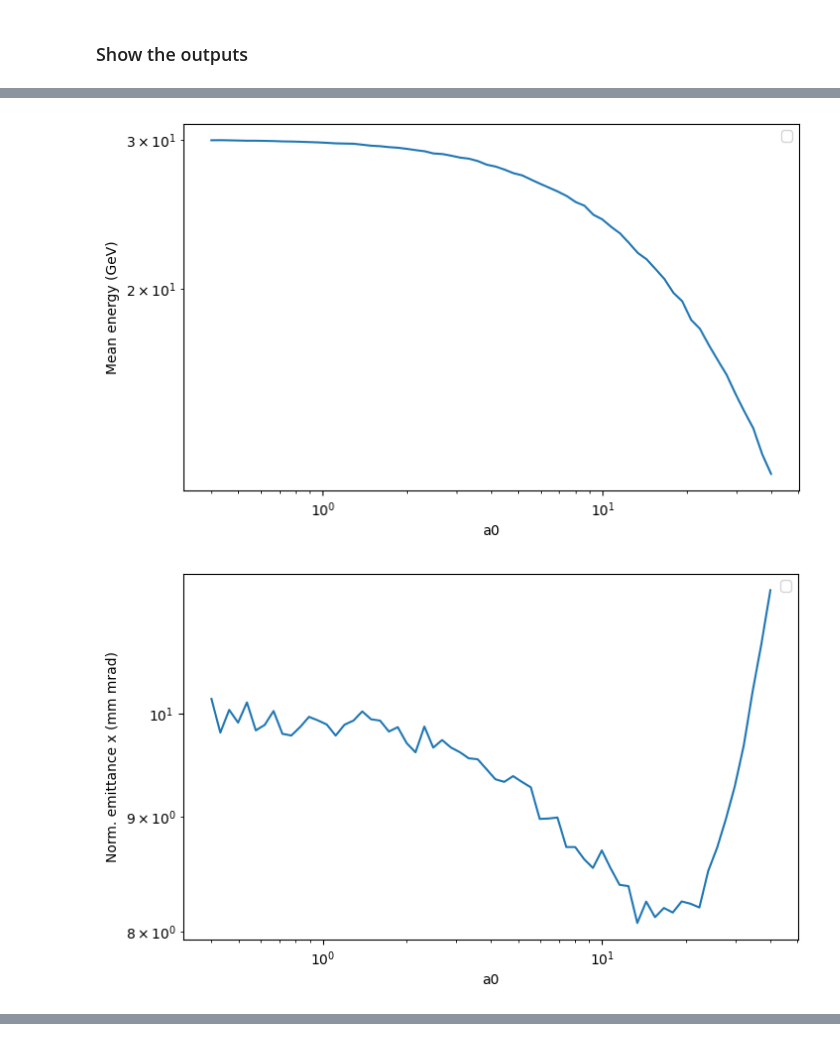
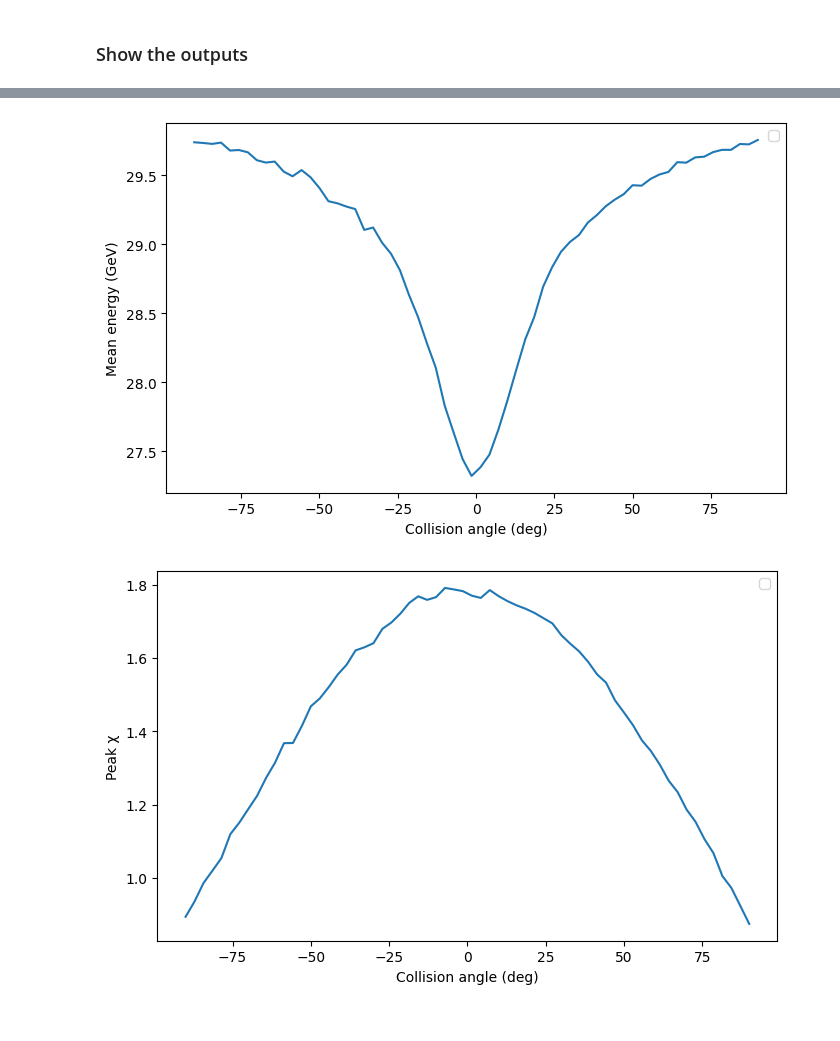
Before and after one commit to abel-framework/ABEL, a Jupyter notebook: examples/sfqed_example.ipynb, the cells around one changed output, grey strips where cells are left out. Saved outputs shown, nothing was run; the diff lists cells and outputs as text; code cells hidden in the pictures.

```diff
--- a/examples/sfqed_example.ipynb
+++ b/examples/sfqed_example.ipynb
@@ -92,6 +98,14 @@ linac.scan('sfqed_example_a0_scan',
-# %%
-linac.plot_beam_function(Beam.energy, scale=1e9, label='Mean energy (GeV)', xscale='log', yscale='log')
-linac.plot_beam_function(Beam.norm_emittance_x, scale=1e-6, label='Norm. emittance x (mm mrad)', xscale='log', yscale='log')
-# %% [output]
-[figure, removed]
-[figure, removed]
+# %%
+# scan the collision angle
+linac_scan_angle = copy.deepcopy(linac)
+linac_scan_angle.target.enable_pair_creation = False # if only looking at effects on the beam
+linac_scan_angle.scan('sfqed_example_angle_scan',
+           lambda obj, val: setattr(obj.target, 'collision_angle_deg', val) or obj,
+           np.linspace(-90.0, 90.0, 64),
+           label='Collision angle (deg)',
+           num_shots_per_step=1,
+           parallel=True,
+           overwrite=True);
+linac_scan_angle.plot_beam_function(Beam.energy, scale=1e9, label='Mean energy (GeV)')
+linac_scan_angle.plot_function(lambda obj: obj.target.peak_chi(), label='Peak χ')
+# %% [output]
@@ -97,0 +114,2 @@ linac.plot_beam_function(Beam.norm_emittance_x, scale=1e-6, label='Norm. emittan
+[figure, added]
+[figure, added]
```
Also changed, not shown: parts of 7 cells of this notebook.
